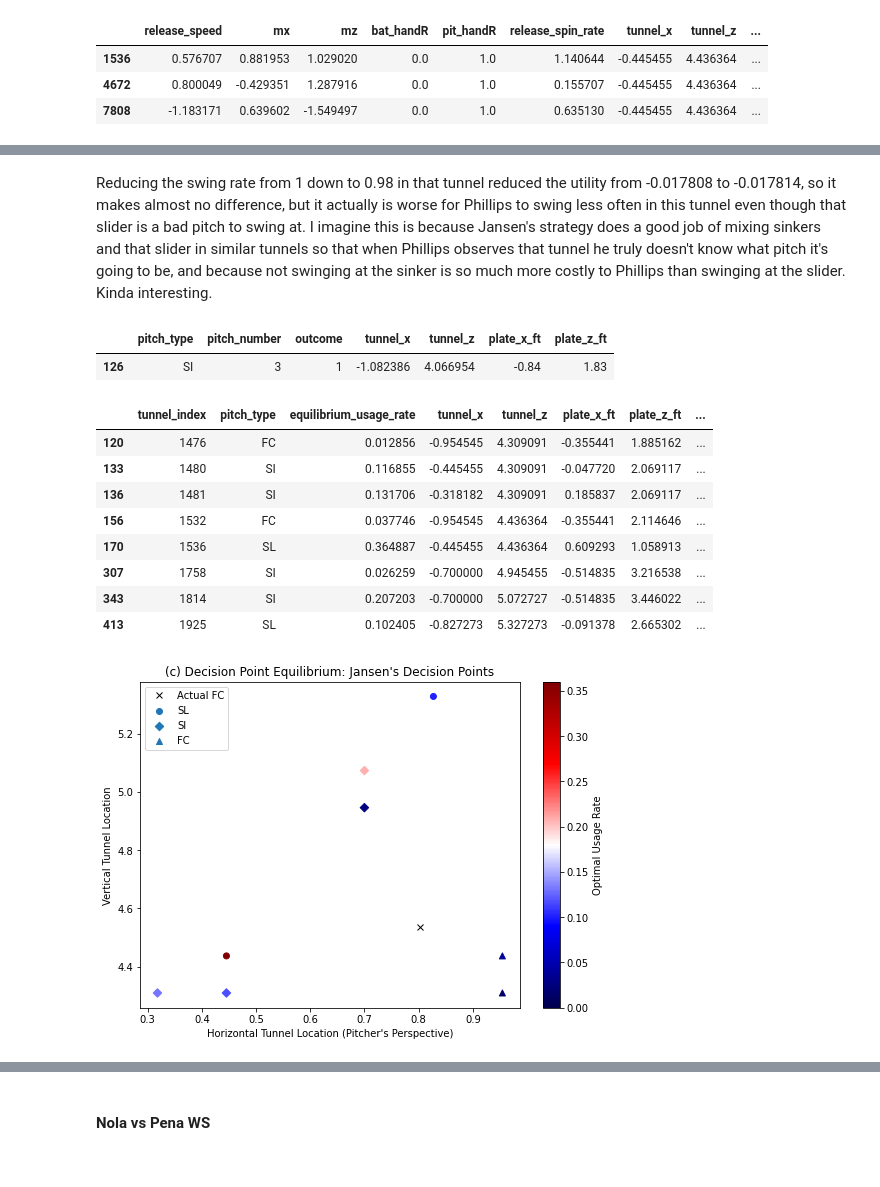
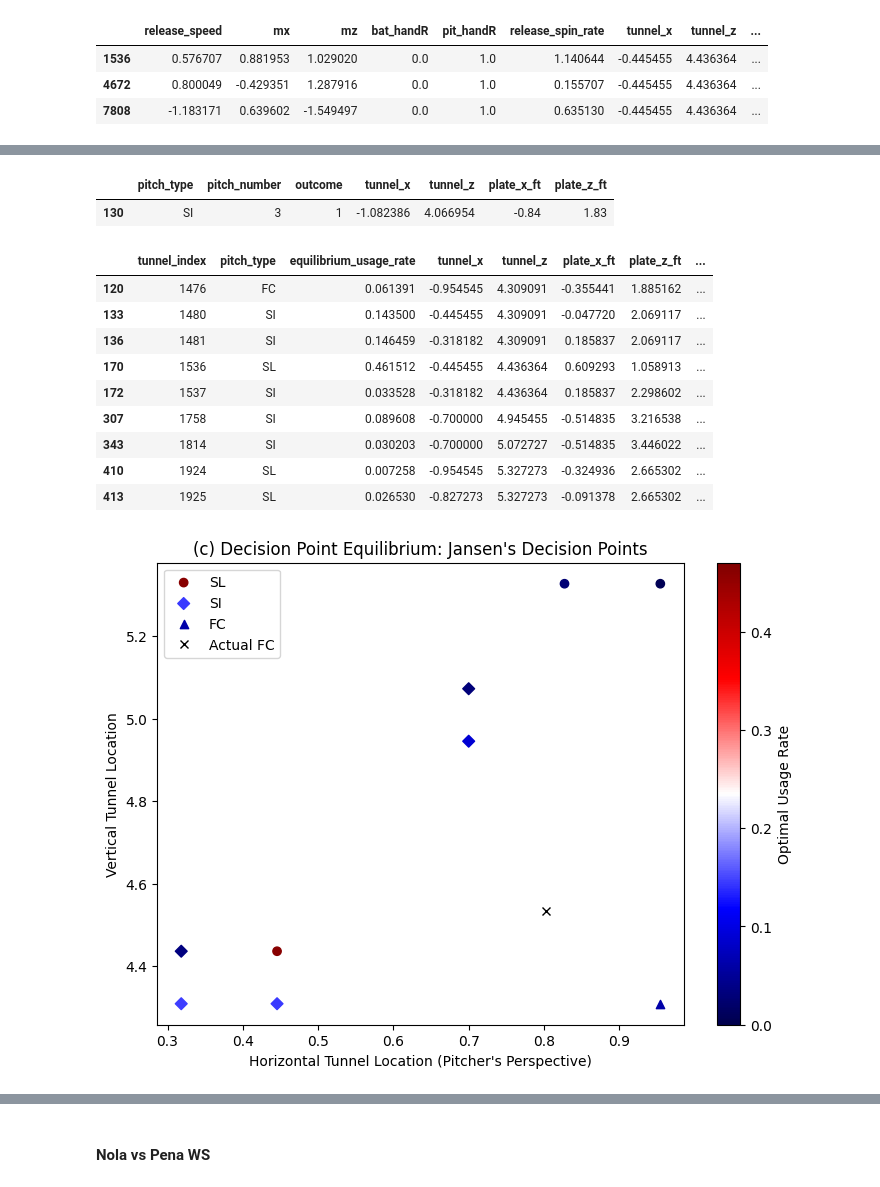
Before and after one commit to willmelville/game_theory_sequencing, a Jupyter notebook: game3_final.ipynb, the cells around one changed output, grey strips where cells are left out. Cells and saved outputs as stored; diff of their text form; code cells hidden in the pictures.

```diff
--- a/game3_final.ipynb
+++ b/game3_final.ipynb
@@ -786,7 +786,7 @@ for p in range(bross_pa.shape[0]):
   h0 = h1
   if p == bross_pa.shape[0] - 2:
     #save the hidden state after the second to last pitch
-    h = h0
+    h = h0.clone()  ### bug fix, need to clone h0 to avoid a mutability issue
 
 #now softmax the predictions and append onto the bross pa
 ypreds = nn.functional.softmax(pred_outcomes[1:,:], dim = 1).detach().cpu().numpy()
@@ -969,7 +965,7 @@ for p in range(pa.shape[0]):
   h0 = h1
   if p == pa.shape[0] - 2:
     #save the hidden state after the second to last pitch
-    h = h0
+    h = h0.clone() ### bug fix
 
 #now softmax the predictions and append onto the bross pa
 ypreds = nn.functional.softmax(pred_outcomes[1:,:], dim = 1).detach().cpu().numpy()
@@ -1154,7 +1151,7 @@ for p in range(pa.shape[0]):
   h0 = h1
   if p == pa.shape[0] - 2:
     #save the hidden state after the second to last pitch
-    h = h0
+    h = h0.clone() ### bug fix, need to clone h0
 
 #now softmax the predictions and append onto the bross pa
 ypreds = nn.functional.softmax(pred_outcomes[1:,:], dim = 1).detach().cpu().numpy()
@@ -1344,5 +1340,3 @@ plt.show()
-# %% [markdown]
-Reducing the swing rate from 1 down to 0.98 in that tunnel reduced the utility from -0.017808 to -0.017814, so it makes almost no difference, but it actually is worse for Phillips to swing less often in this tunnel even though that slider is a bad pitch to swing at. I imagine this is because Jansen's strategy does a good job of mixing sinkers and that slider in similar tunnels so that when Phillips observes that tunnel he truly doesn't know what pitch it's going to be, and because not swinging at the sinker is so much more costly to Phillips than swinging at the slider. Kinda interesting.
 # %%
 #look at the tunnel on the previous pitch that JAnsen threw to see if this game has learned the tunneling strategy where a player throws two consecutive pitches in similar tunnels.
 penultimate = pa.loc[pa.pitch_number == 3]
@@ -1355,19 +1349,20 @@ penultimate[['tunnel_x', 'tunnel_y', 'tunnel_z']] = trace_decision_trajectory(pe
 penultimate[['pitch_type', 'pitch_number', 'outcome', 'tunnel_x', 'tunnel_z', 'plate_x_ft', 'plate_z_ft']]
 # %% [output]
 |  | pitch_type | pitch_number | outcome | tunnel_x | tunnel_z | plate_x_ft | plate_z_ft |
-| 126 | SI | 3 | 1 | -1.082386 | 4.066954 | -0.84 | 1.83 |
+| 130 | SI | 3 | 1 | -1.082386 | 4.066954 | -0.84 | 1.83 |
 # %%
 pitcher_df.loc[pitcher_df.equilibrium_usage_rate > 0]
 # %% [output]
 |  | tunnel_index | pitch_type | equilibrium_usage_rate | tunnel_x | tunnel_z | plate_x_ft | plate_z_ft | ... |
-| 120 | 1476 | FC | 0.012856 | -0.954545 | 4.309091 | -0.355441 | 1.885162 | ... |
-| 133 | 1480 | SI | 0.116855 | -0.445455 | 4.309091 | -0.047720 | 2.069117 | ... |
-| 136 | 1481 | SI | 0.131706 | -0.318182 | 4.309091 | 0.185837 | 2.069117 | ... |
-| 156 | 1532 | FC | 0.037746 | -0.954545 | 4.436364 | -0.355441 | 2.114646 | ... |
-| 170 | 1536 | SL | 0.364887 | -0.445455 | 4.436364 | 0.609293 | 1.058913 | ... |
-| 307 | 1758 | SI | 0.026259 | -0.700000 | 4.945455 | -0.514835 | 3.216538 | ... |
-| 343 | 1814 | SI | 0.207203 | -0.700000 | 5.072727 | -0.514835 | 3.446022 | ... |
-| 413 | 1925 | SL | 0.102405 | -0.827273 | 5.327273 | -0.091378 | 2.665302 | ... |
+| 120 | 1476 | FC | 0.061391 | -0.954545 | 4.309091 | -0.355441 | 1.885162 | ... |
+| 133 | 1480 | SI | 0.143500 | -0.445455 | 4.309091 | -0.047720 | 2.069117 | ... |
+| 136 | 1481 | SI | 0.146459 | -0.318182 | 4.309091 | 0.185837 | 2.069117 | ... |
+| 170 | 1536 | SL | 0.461512 | -0.445455 | 4.436364 | 0.609293 | 1.058913 | ... |
+| 172 | 1537 | SI | 0.033528 | -0.318182 | 4.436364 | 0.185837 | 2.298602 | ... |
+| 307 | 1758 | SI | 0.089608 | -0.700000 | 4.945455 | -0.514835 | 3.216538 | ... |
+| 343 | 1814 | SI | 0.030203 | -0.700000 | 5.072727 | -0.514835 | 3.446022 | ... |
+| 410 | 1924 | SL | 0.007258 | -0.954545 | 5.327273 | -0.324936 | 2.665302 | ... |
+| 413 | 1925 | SL | 0.026530 | -0.827273 | 5.327273 | -0.091378 | 2.665302 | ... |
 # %%
 #get the tunnel location for Jansen's actual pitch to plot with the other tunnels
 actual_pitch = pa.loc[pa.pitch_number == 4]
@@ -1379,29 +1374,29 @@ actual_pitch[['tunnel_x', 'tunnel_y', 'tunnel_z']] = trace_decision_trajectory(a
 # %%
 #plot tunnels
 plt.figure(figsize = (8.5,6))
 d = pitcher_df.loc[pitcher_df.equilibrium_usage_rate > 0]
 
 fc = d.loc[d.pitch_type == 'FC']
 si = d.loc[d.pitch_type == 'SI']
 sl = d.loc[d.pitch_type == 'SL']
-plt.scatter(-1*sl.tunnel_x.values, sl.tunnel_z.values, marker = 'o', label = 'SL', c = sl.equilibrium_usage_rate.values, cmap = 'seismic', vmin = 0, vmax = 0.36)
-plt.scatter(-1*si.tunnel_x.values, si.tunnel_z.values, marker = 'D', label = 'SI', c = si.equilibrium_usage_rate.values, cmap = 'seismic', vmin = 0, vmax = 0.36)
-c = plt.scatter(-1*fc.tunnel_x.values, fc.tunnel_z.values, marker = '^', label = 'FC', c = fc.equilibrium_usage_rate.values, cmap = 'seismic', vmin = 0., vmax = 0.36)
+plt.scatter(-1*sl.tunnel_x.values, sl.tunnel_z.values, marker = 'o', label = 'SL', c = sl.equilibrium_usage_rate.values, cmap = 'seismic', vmin = 0, vmax = 0.47)
+plt.scatter(-1*si.tunnel_x.values, si.tunnel_z.values, marker = 'D', label = 'SI', c = si.equilibrium_usage_rate.values, cmap = 'seismic', vmin = 0, vmax = 0.47)
+c = plt.scatter(-1*fc.tunnel_x.values, fc.tunnel_z.values, marker = '^', label = 'FC', c = fc.equilibrium_usage_rate.values, cmap = 'seismic', vmin = 0., vmax = 0.47)
 #plot the standard strize zone as well
 #plt.plot([-.71,.71,.71,-.71, -.71], [3.412, 3.412, 1.546,1.546, 3.412], 'k-')
 #plot the actual pitch that Jansen threw
 plt.plot(-1*actual_pitch.tunnel_x.values[0], actual_pitch.tunnel_z.values[0], 'kx', label = "Actual FC")
 plt.xlabel("Horizontal Tunnel Location (Pitcher's Perspective)")
 plt.ylabel('Vertical Tunnel Location')
 #plt.xlim(-1.5,1.5)
 #plt.ylim(1,4)
 cbar = plt.colorbar(c)
 cbar.set_label('Optimal Usage Rate')
 plt.legend()
 plt.title("(c) Decision Point Equilibrium: Jansen's Decision Points")
 plt.show()
 # %% [output]
-[figure, old version]
+[figure, new version]
 # %%
 #prettier plot for the paper
 plt.figure(figsize = (8.5,6))
```
Also changed, not shown: parts of 59 cells of this notebook.
